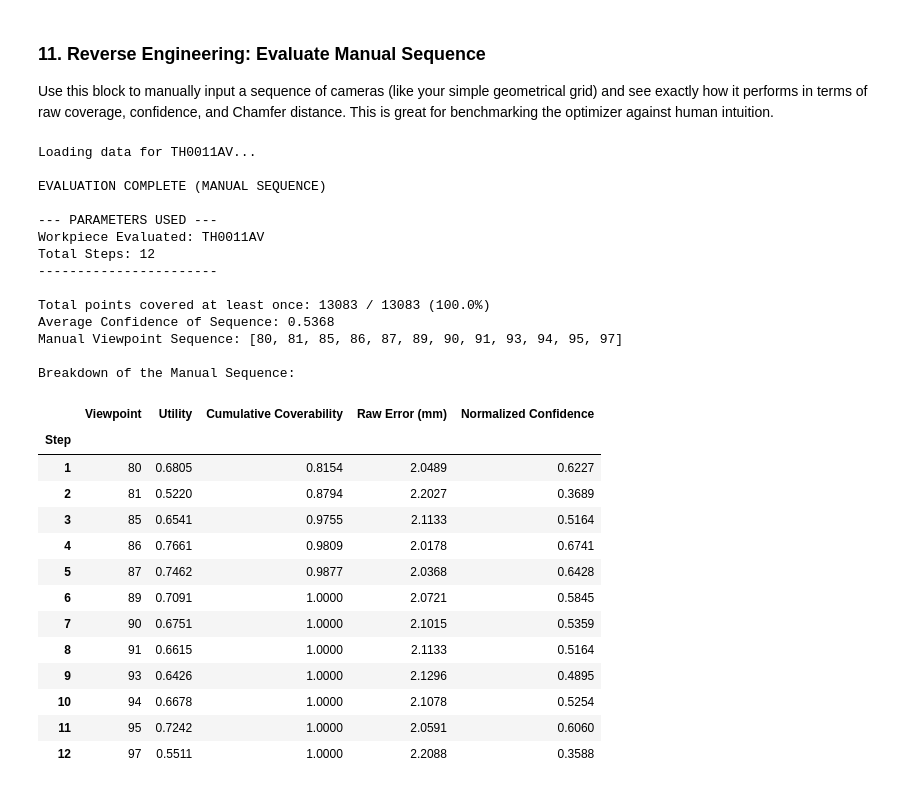
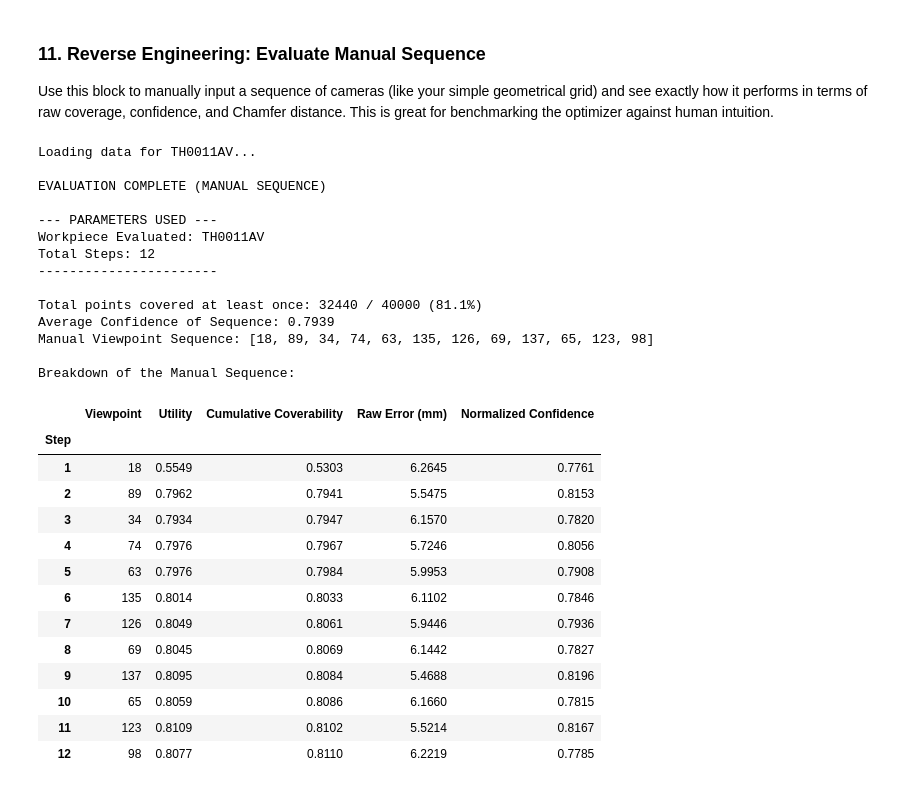
Before and after one commit to alvannauval/anr_pkg, a Jupyter notebook: src/7_optimization.ipynb, the cells around one changed output. Saved outputs shown, nothing was run; the diff lists cells and outputs as text; code cells hidden in the pictures.

```diff
--- a/src/7_optimization.ipynb
+++ b/src/7_optimization.ipynb
@@ -1047,7 +1063,7 @@ Use this block to manually input a sequence of cameras (like your simple geometr
 # ==========================================
 # Input your manual sequence and the specific workpiece here!
 EVAL_WORKPIECE = "TH0011AV"
-MANUAL_SEQUENCE = [80, 81, 85, 86, 87, 89, 90, 91, 93, 94, 95, 97]
+MANUAL_SEQUENCE = [18, 89, 34, 74, 63, 135, 126, 69, 137, 65, 123, 98]
 
 print(f"\nLoading data for {EVAL_WORKPIECE}...")
 
@@ -1073,13 +1089,29 @@ else:
 
 eval_feature_indices = {} # Track individual features for point-weighting
 eval_all_features_indices = set()
+
+# 1. Load all features simultaneously
+feature_pcds = []
+feature_names = []
 for feat in eval_df['Feature'].unique():
     feat_path = f"workpiece/{EVAL_WORKPIECE}/{feat}.stl"
     if os.path.exists(feat_path):
         f_mesh = o3d.io.read_triangle_mesh(feat_path)
         f_pcd = f_mesh.sample_points_poisson_disk(number_of_points=5000)
-        dists = np.asarray(eval_pcd.compute_point_cloud_distance(f_pcd))
-        idx_set = set(np.where(dists < DISTANCE_THRESHOLD)[0])
+        feature_pcds.append(f_pcd)
+        feature_names.append(feat)
+
+# 2. Voronoi Nearest-Neighbor Competition
+if len(feature_pcds) > 0 and len(eval_pcd.points) > 0:
+    dists = np.zeros((len(eval_pcd.points), len(feature_pcds)))
+    for i, f_pcd in enumerate(feature_pcds):
+        dists[:, i] = np.asarray(eval_pcd.compute_point_cloud_distance(f_pcd))
+
+    assignments = np.argmin(dists, axis=1)
+
+    # 3. Populate feature indices
+    for i, feat in enumerate(feature_names):
+        idx_set = set(np.where(assignments == i)[0])
         eval_feature_indices[feat] = idx_set
         eval_all_features_indices.update(idx_set)
 
@@ -1148,45 +1180,45 @@ for step, v_idx in enumerate(MANUAL_SEQUENCE):
 
 avg_sequence_conf = total_confidence / valid_conf_steps if valid_conf_steps > 0 else 0.0
 
 print(f"\nEVALUATION COMPLETE (MANUAL SEQUENCE)\n")
 print("--- PARAMETERS USED ---")
 print(f"Workpiece Evaluated: {EVAL_WORKPIECE}")
 print(f"Total Steps: {len(MANUAL_SEQUENCE)}")
 print("-----------------------\n")
 print(f"Total points covered at least once: {cumulative_points} / {total_features_points} ({(cumulative_points/total_features_points)*100:.1f}%)")
 print(f"Average Confidence of Sequence: {avg_sequence_conf:.4f}")
 print(f"Manual Viewpoint Sequence: {MANUAL_SEQUENCE}\n")
 
 print("Breakdown of the Manual Sequence:")
 from IPython.display import display
 import pandas as pd
 display(pd.DataFrame(step_breakdowns).set_index('Step'))
 # %% [output]
 Loading data for TH0011AV...
 
 EVALUATION COMPLETE (MANUAL SEQUENCE)
 
 --- PARAMETERS USED ---
 Workpiece Evaluated: TH0011AV
 Total Steps: 12
 -----------------------
 
-Total points covered at least once: 13083 / 13083 (100.0%)
-Average Confidence of Sequence: 0.5368
-Manual Viewpoint Sequence: [80, 81, 85, 86, 87, 89, 90, 91, 93, 94, 95, 97]
+Total points covered at least once: 32440 / 40000 (81.1%)
+Average Confidence of Sequence: 0.7939
+Manual Viewpoint Sequence: [18, 89, 34, 74, 63, 135, 126, 69, 137, 65, 123, 98]
 
 Breakdown of the Manual Sequence:
 |  | Viewpoint | Utility | Cumulative Coverability | Raw Error (mm) | Normalized Confidence |
 | Step |  |  |  |  |  |
-| 1 | 80 | 0.6805 | 0.8154 | 2.0489 | 0.6227 |
-| 2 | 81 | 0.5220 | 0.8794 | 2.2027 | 0.3689 |
-| 3 | 85 | 0.6541 | 0.9755 | 2.1133 | 0.5164 |
-| 4 | 86 | 0.7661 | 0.9809 | 2.0178 | 0.6741 |
-| 5 | 87 | 0.7462 | 0.9877 | 2.0368 | 0.6428 |
-| 6 | 89 | 0.7091 | 1.0000 | 2.0721 | 0.5845 |
-| 7 | 90 | 0.6751 | 1.0000 | 2.1015 | 0.5359 |
-| 8 | 91 | 0.6615 | 1.0000 | 2.1133 | 0.5164 |
-| 9 | 93 | 0.6426 | 1.0000 | 2.1296 | 0.4895 |
-| 10 | 94 | 0.6678 | 1.0000 | 2.1078 | 0.5254 |
-| 11 | 95 | 0.7242 | 1.0000 | 2.0591 | 0.6060 |
-| 12 | 97 | 0.5511 | 1.0000 | 2.2088 | 0.3588 |
+| 1 | 18 | 0.5549 | 0.5303 | 6.2645 | 0.7761 |
+| 2 | 89 | 0.7962 | 0.7941 | 5.5475 | 0.8153 |
+| 3 | 34 | 0.7934 | 0.7947 | 6.1570 | 0.7820 |
+| 4 | 74 | 0.7976 | 0.7967 | 5.7246 | 0.8056 |
+| 5 | 63 | 0.7976 | 0.7984 | 5.9953 | 0.7908 |
+| 6 | 135 | 0.8014 | 0.8033 | 6.1102 | 0.7846 |
+| 7 | 126 | 0.8049 | 0.8061 | 5.9446 | 0.7936 |
+| 8 | 69 | 0.8045 | 0.8069 | 6.1442 | 0.7827 |
+| 9 | 137 | 0.8095 | 0.8084 | 5.4688 | 0.8196 |
+| 10 | 65 | 0.8059 | 0.8086 | 6.1660 | 0.7815 |
+| 11 | 123 | 0.8109 | 0.8102 | 5.5214 | 0.8167 |
+| 12 | 98 | 0.8077 | 0.8110 | 6.2219 | 0.7785 |
```
Also changed, not shown: parts of 10 cells of this notebook, 35 other files.
